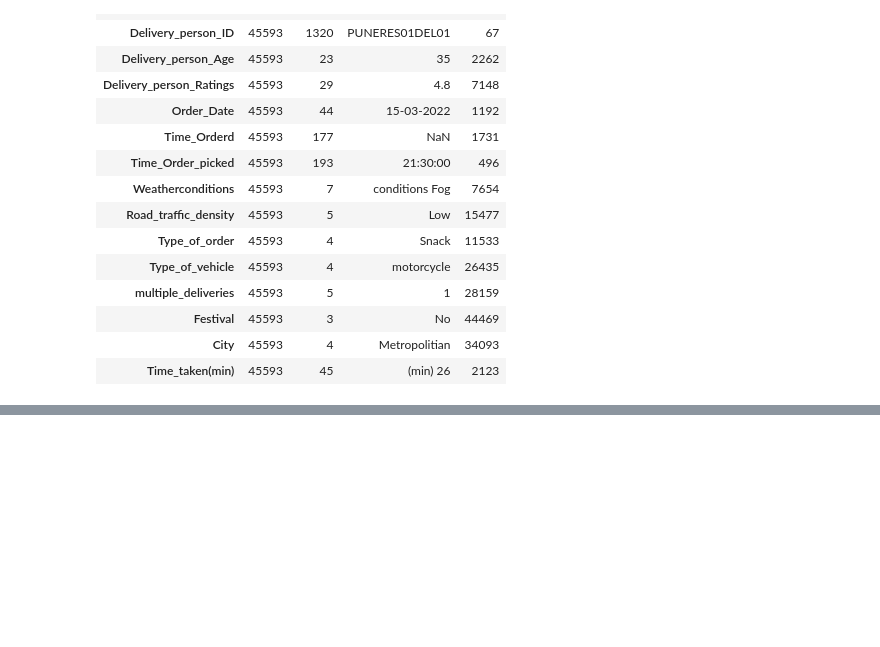
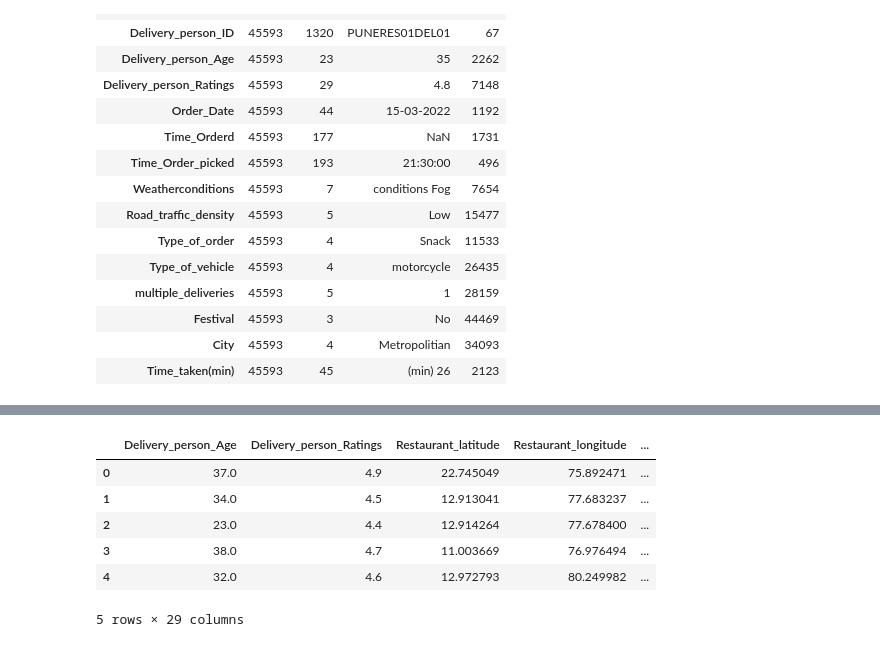
Before and after one commit to dhrubaseal/food_delivery, a Jupyter notebook: notebooks/food_delivery.ipynb, the cells around one changed output, grey strips where cells are left out. Saved outputs shown, nothing was run; the diff lists cells and outputs as text; code cells hidden in the pictures; blank space fills up the shorter version.

```diff
--- a/notebooks/food_delivery.ipynb
+++ b/notebooks/food_delivery.ipynb
@@ -96,0 +295,42 @@ df_train.describe(exclude=np.number).T
+# %%
+import pandas as pd
+import numpy as np
+
+def calculate_time_diff(df):
+    # Check if the necessary columns exist in the DataFrame
+    required_columns = ['Time_Orderd', 'Time_Order_picked', 'Order_Date']
+    if all(col in df.columns for col in required_columns):
+        # Convert relevant columns to timedelta and datetime objects
+        df['Time_Orderd'] = pd.to_timedelta(df['Time_Orderd'])
+        df['Time_Order_picked'] = pd.to_timedelta(df['Time_Order_picked'])
+        df['Order_Date'] = pd.to_datetime(df['Order_Date'])
+
+        # Calculate the formatted pickup time considering the next day if necessary
+        df['Time_Order_picked_formatted'] = df['Order_Date'] + np.where(df['Time_Order_picked'] < df['Time_Orderd'], pd.DateOffset(days=1), pd.DateOffset(days=0)) + df['Time_Order_picked']
+
+        # Calculate the formatted order time
+        df['Time_Ordered_formatted'] = df['Order_Date'] + df['Time_Orderd']
+
+        df['Time_Order_picked_formatted'] = pd.to_datetime(df['Time_Order_picked_formatted'])
+        df['Time_Ordered_formatted'] = pd.to_datetime(df['Time_Ordered_formatted'])
+        df['order_prepare_time'] = (df['Time_Order_picked_formatted'] - df['Time_Ordered_formatted']).dt.total_seconds() / 60
+
+        # Handle null values by filling with the median
+        df['order_prepare_time'].fillna(df['order_prepare_time'].median(), inplace=True)
+
+        # Drop all the time & date related columns
+        df.drop(['Time_Orderd', 'Time_Order_picked', 'Time_Ordered_formatted', 'Time_Order_picked_formatted', 'Order_Date'], axis=1, inplace=True)
+    else:
+        print("Required columns not found in the DataFrame.")
+
+# Call the function with the DataFrame
+calculate_time_diff(df_train)
+df_train.head()
+# %% [output]
+|  | Delivery_person_Age | Delivery_person_Ratings | Restaurant_latitude | Restaurant_longitude | ... |
+| 0 | 37.0 | 4.9 | 22.745049 | 75.892471 | ... |
+| 1 | 34.0 | 4.5 | 12.913041 | 77.683237 | ... |
+| 2 | 23.0 | 4.4 | 12.914264 | 77.678400 | ... |
+| 3 | 38.0 | 4.7 | 11.003669 | 76.976494 | ... |
+| 4 | 32.0 | 4.6 | 12.972793 | 80.249982 | ... |
+5 rows × 29 columns
```
Also changed, not shown: parts of 27 cells of this notebook.
